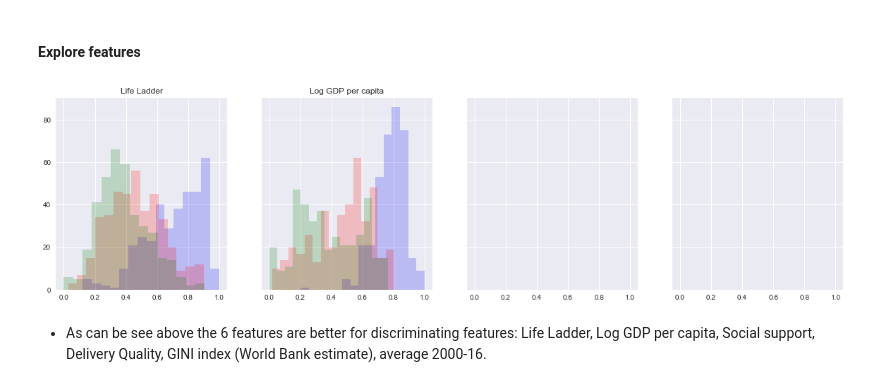
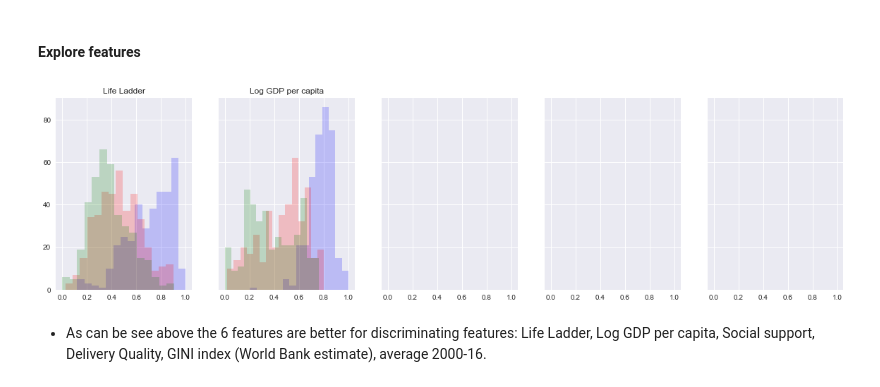
Before and after one commit to Mooophy/158222, a Jupyter notebook: as3/As3.ipynb, the cells around one changed output. Drawn from its saved outputs; the diff is of its cells as text; code cells hidden in the pictures.

Commit message:
subplot

```diff
--- a/as3/As3.ipynb
+++ b/as3/As3.ipynb
@@ -56,13 +56,13 @@ def explore_features(df, feature, ax):
     for label, color in zipped:
         ax.hist(df[feature][df['Democratic Level'] == label], alpha=0.2, color=color, bins=15)
 # %%
-f, ax = plt.subplots(1, 4, sharey=True, sharex=True, figsize=(20, 5))
+f, ax = plt.subplots(1, 5, sharey=True, sharex=True, figsize=(20, 5))
 
 for c in [('Life Ladder', ax[0]), ('Log GDP per capita', ax[1])]:
     explore_features(democracy, c[0], c[1])
 plt.show()
 # %% [output]
-[figure, old version]
+[figure, new version]
 # %% [markdown]
 * As can be see above the 6 features are better for discriminating features: Life Ladder, Log GDP per capita, Social support,  Delivery Quality, GINI index (World Bank estimate), average 2000-16.
 # %%
```
